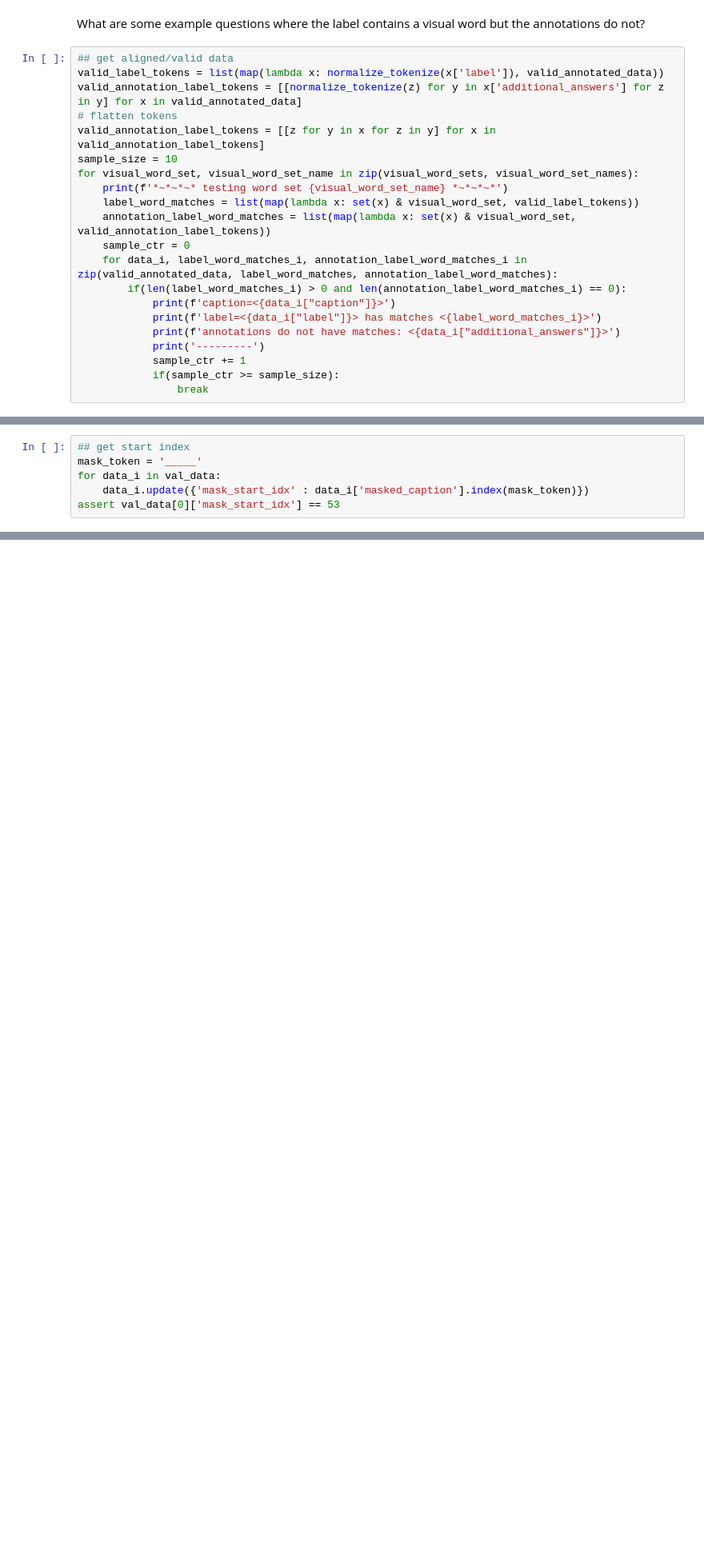
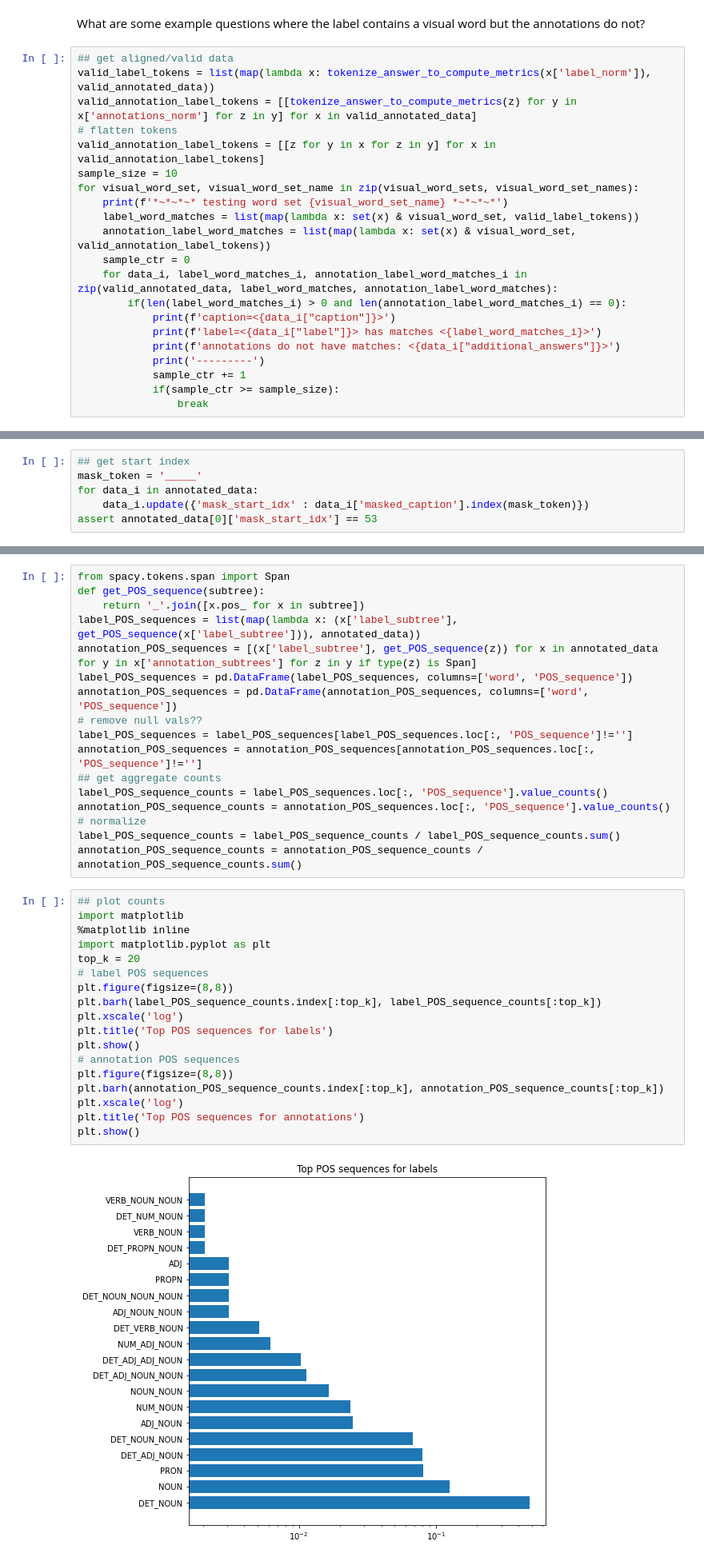
Before and after one commit to MichiganNLP/video-fill-in-the-blank, a Jupyter notebook: notebooks/compute_annotator_statistics.ipynb, the cells around one changed output, grey strips where cells are left out. Shown: that part at 80% size. Saved outputs shown, nothing was run; the diff lists cells and outputs as text; blank space fills up the shorter version.

```diff
--- a/notebooks/compute_annotator_statistics.ipynb
+++ b/notebooks/compute_annotator_statistics.ipynb
@@ -425,8 +410,8 @@ Overall, the annotations tend to have about the rate of color words as the label
 What are some example questions where the label contains a visual word but the annotations do not?
 # %%
 ## get aligned/valid data
-valid_label_tokens = list(map(lambda x: normalize_tokenize(x['label']), valid_annotated_data))
-valid_annotation_label_tokens = [[normalize_tokenize(z) for y in x['additional_answers'] for z in y] for x in valid_annotated_data]
+valid_label_tokens = list(map(lambda x: tokenize_answer_to_compute_metrics(x['label_norm']), valid_annotated_data))
+valid_annotation_label_tokens = [[tokenize_answer_to_compute_metrics(z) for y in x['annotations_norm'] for z in y] for x in valid_annotated_data]
 # flatten tokens
 valid_annotation_label_tokens = [[z for y in x for z in y] for x in valid_annotation_label_tokens]
 sample_size = 10
@@ -523,6 +499,6 @@ print(test_noun_subtree)
 # %%
 ## get start index
 mask_token = '_____'
-for data_i in val_data:
+for data_i in annotated_data:
     data_i.update({'mask_start_idx' : data_i['masked_caption'].index(mask_token)})
-assert val_data[0]['mask_start_idx'] == 53
+assert annotated_data[0]['mask_start_idx'] == 53
@@ -777,0 +871,37 @@ OK! The labels tend to use descriptors at a significantly higher rate than the a
+# %%
+from spacy.tokens.span import Span
+def get_POS_sequence(subtree):
+    return '_'.join([x.pos_ for x in subtree])
+label_POS_sequences = list(map(lambda x: (x['label_subtree'], get_POS_sequence(x['label_subtree'])), annotated_data))
+annotation_POS_sequences = [(x['label_subtree'], get_POS_sequence(z)) for x in annotated_data for y in x['annotation_subtrees'] for z in y if type(z) is Span]
+label_POS_sequences = pd.DataFrame(label_POS_sequences, columns=['word', 'POS_sequence'])
+annotation_POS_sequences = pd.DataFrame(annotation_POS_sequences, columns=['word', 'POS_sequence'])
+# remove null vals??
+label_POS_sequences = label_POS_sequences[label_POS_sequences.loc[:, 'POS_sequence']!='']
+annotation_POS_sequences = annotation_POS_sequences[annotation_POS_sequences.loc[:, 'POS_sequence']!='']
+## get aggregate counts
+label_POS_sequence_counts = label_POS_sequences.loc[:, 'POS_sequence'].value_counts()
+annotation_POS_sequence_counts = annotation_POS_sequences.loc[:, 'POS_sequence'].value_counts()
+# normalize
+label_POS_sequence_counts = label_POS_sequence_counts / label_POS_sequence_counts.sum()
+annotation_POS_sequence_counts = annotation_POS_sequence_counts / annotation_POS_sequence_counts.sum()
+# %%
+## plot counts
+import matplotlib
+%matplotlib inline
+import matplotlib.pyplot as plt
+top_k = 20
+# label POS sequences
+plt.figure(figsize=(8,8))
+plt.barh(label_POS_sequence_counts.index[:top_k], label_POS_sequence_counts[:top_k])
+plt.xscale('log')
+plt.title('Top POS sequences for labels')
+plt.show()
+# annotation POS sequences
+plt.figure(figsize=(8,8))
+plt.barh(annotation_POS_sequence_counts.index[:top_k], annotation_POS_sequence_counts[:top_k])
+plt.xscale('log')
+plt.title('Top POS sequences for annotations')
+plt.show()
+# %% [output]
+[figure, added]
```
Also changed, not shown: parts of 35 cells of this notebook.
